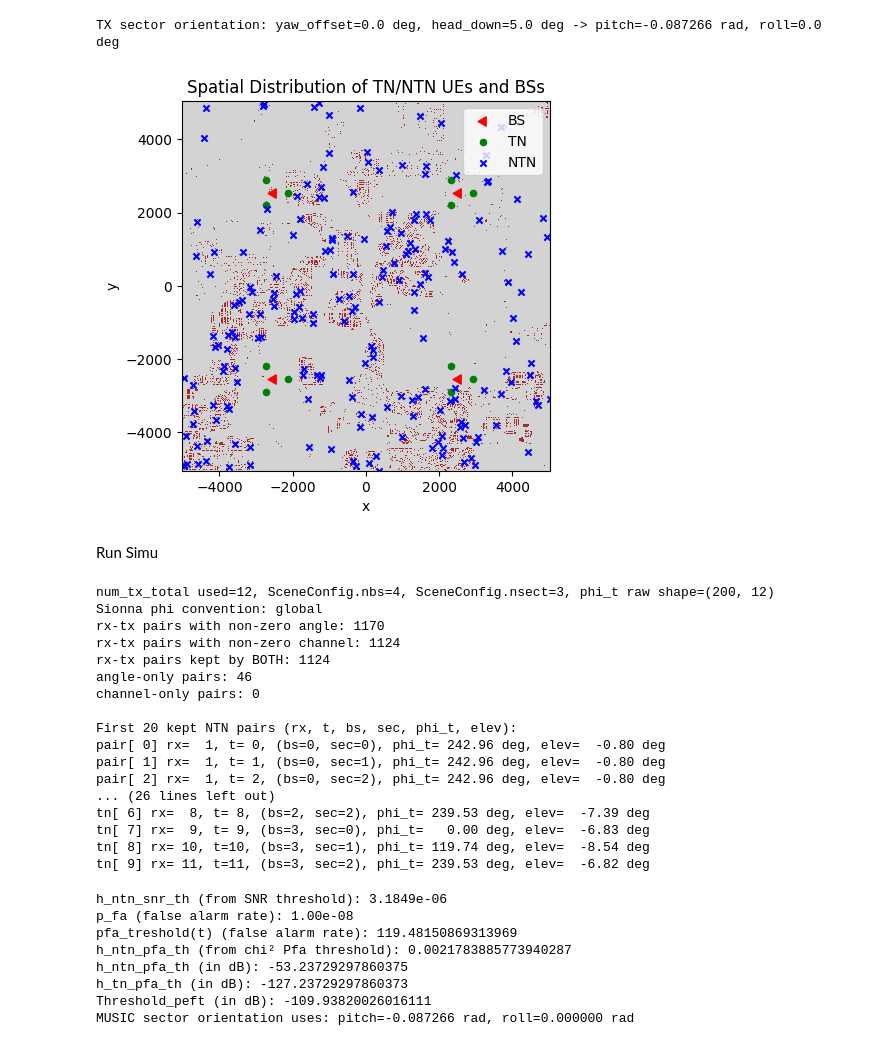
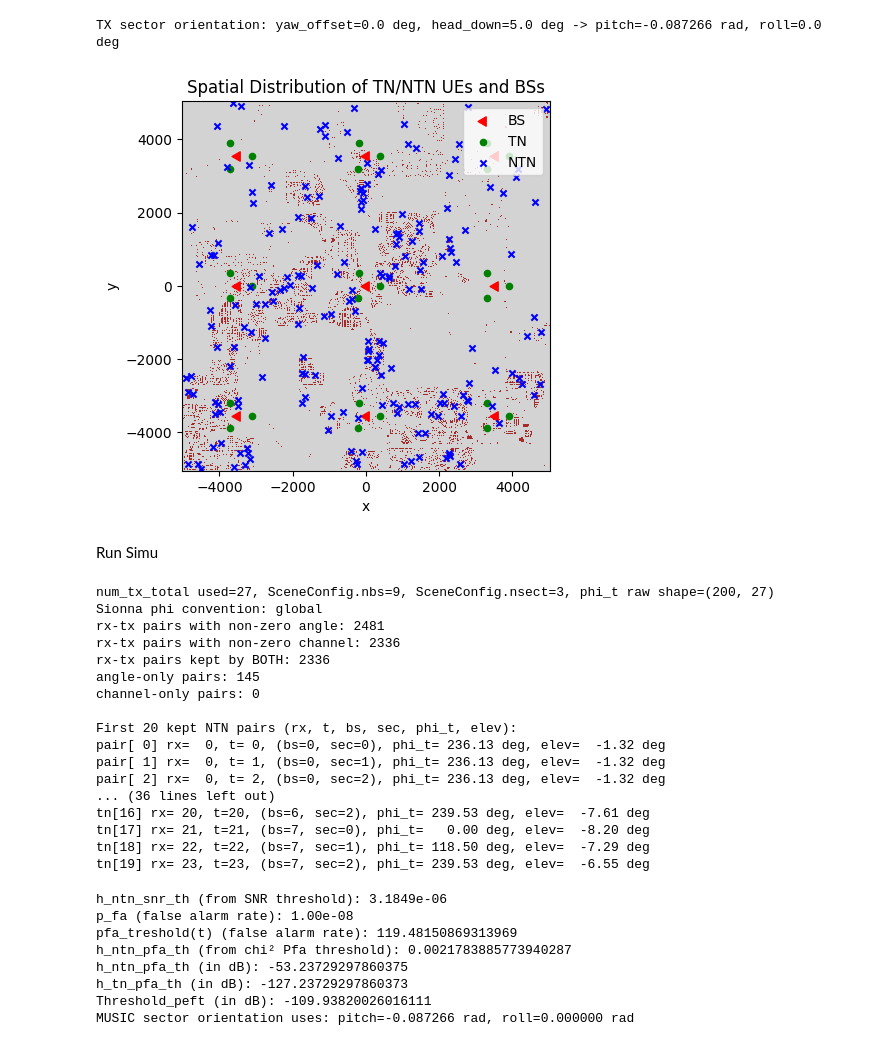
Before and after one commit to Shizhen-Jia/NTN-NULLING-NONCOH, a Jupyter notebook: Pos_for_RM.ipynb, the cells around one changed output. Cells and saved outputs as stored; diff of their text form; code cells hidden in the pictures.

```diff
--- a/Pos_for_RM.ipynb
+++ b/Pos_for_RM.ipynb
@@ -66,8 +66,8 @@ y range: [-5047.131, 5042.869]
 # %%
 ntn_rx=200
 tn_rx=100
-bs_row = 2
-bs_col = 2
+bs_row = 3
+bs_col = 3
 nbs = bs_row*bs_col
 azimuth = np.random.uniform(0, 360)
 elevation = np.random.uniform(35, 90)
@@ -115,35 +115,35 @@ TX sector orientation: yaw_offset=0.0 deg, head_down=5.0 deg -> pitch=-0.087266
 #     plot_grid=True,
 #     plot_bs=True,
 #     plot_tn=True,
 #     plot_ntn=True
 # )
 
 
 SceneConfig.compute_positions(
     ntn_rx=ntn_rx,
     tn_rx=tn_rx,
     azimuth=azimuth,
     elevation=elevation,
     centerBS=False,
     bs_grid=(bs_row, bs_col),
-    bs_boundary=2500,
+    bs_boundary=1500,
     tn_building_ratio="sector",
     # tn_building_ratio="0.6",   # 0.5 -> 随机且50%在building
     tn_distance=400,
     ntn_building_ratio=0.7,
     plot_grid=True,
     plot_bs=True,
     plot_tn=True,
     plot_ntn=True
 )
 
 
 
 tn_pos = SceneConfig.tn_pos
 tx_pos = SceneConfig.tx_pos
 rx_ntn_pos = SceneConfig.rx_ntn_pos
 # %% [output]
-[figure, old version]
+[figure, new version]
 # %% [markdown]
 Run Simu
 # %%
@@ -396,23 +396,23 @@ for i in range(min(20, len(tn_pair_rx_idx_keep))):
         f"{theta_name}={theta_show_i:7.2f} deg"
     )
 # %% [output]
-num_tx_total used=12, SceneConfig.nbs=4, SceneConfig.nsect=3, phi_t raw shape=(200, 12)
+num_tx_total used=27, SceneConfig.nbs=9, SceneConfig.nsect=3, phi_t raw shape=(200, 27)
 Sionna phi convention: global
-rx-tx pairs with non-zero angle: 1170
-rx-tx pairs with non-zero channel: 1124
-rx-tx pairs kept by BOTH: 1124
-angle-only pairs: 46
+rx-tx pairs with non-zero angle: 2481
+rx-tx pairs with non-zero channel: 2336
+rx-tx pairs kept by BOTH: 2336
+angle-only pairs: 145
 channel-only pairs: 0
 
 First 20 kept NTN pairs (rx, t, bs, sec, phi_t, elev):
-pair[ 0] rx=  1, t= 0, (bs=0, sec=0), phi_t= 242.96 deg, elev=  -0.80 deg
-pair[ 1] rx=  1, t= 1, (bs=0, sec=1), phi_t= 242.96 deg, elev=  -0.80 deg
-pair[ 2] rx=  1, t= 2, (bs=0, sec=2), phi_t= 242.96 deg, elev=  -0.80 deg
-... (26 lines left out)
-tn[ 6] rx=  8, t= 8, (bs=2, sec=2), phi_t= 239.53 deg, elev=  -7.39 deg
-tn[ 7] rx=  9, t= 9, (bs=3, sec=0), phi_t=   0.00 deg, elev=  -6.83 deg
-tn[ 8] rx= 10, t=10, (bs=3, sec=1), phi_t= 119.74 deg, elev=  -8.54 deg
-tn[ 9] rx= 11, t=11, (bs=3, sec=2), phi_t= 239.53 deg, elev=  -6.82 deg
+pair[ 0] rx=  0, t= 0, (bs=0, sec=0), phi_t= 236.13 deg, elev=  -1.32 deg
+pair[ 1] rx=  0, t= 1, (bs=0, sec=1), phi_t= 236.13 deg, elev=  -1.32 deg
+pair[ 2] rx=  0, t= 2, (bs=0, sec=2), phi_t= 236.13 deg, elev=  -1.32 deg
+... (36 lines left out)
+tn[16] rx= 20, t=20, (bs=6, sec=2), phi_t= 239.53 deg, elev=  -7.61 deg
+tn[17] rx= 21, t=21, (bs=7, sec=0), phi_t=   0.00 deg, elev=  -8.20 deg
+tn[18] rx= 22, t=22, (bs=7, sec=1), phi_t= 118.50 deg, elev=  -7.29 deg
+tn[19] rx= 23, t=23, (bs=7, sec=2), phi_t= 239.53 deg, elev=  -6.55 deg
 # %%
 from scipy.stats import chi2
 # --- Params for post-processing ---
```
Also changed, not shown: parts of 8 cells of this notebook, 2 other files.
